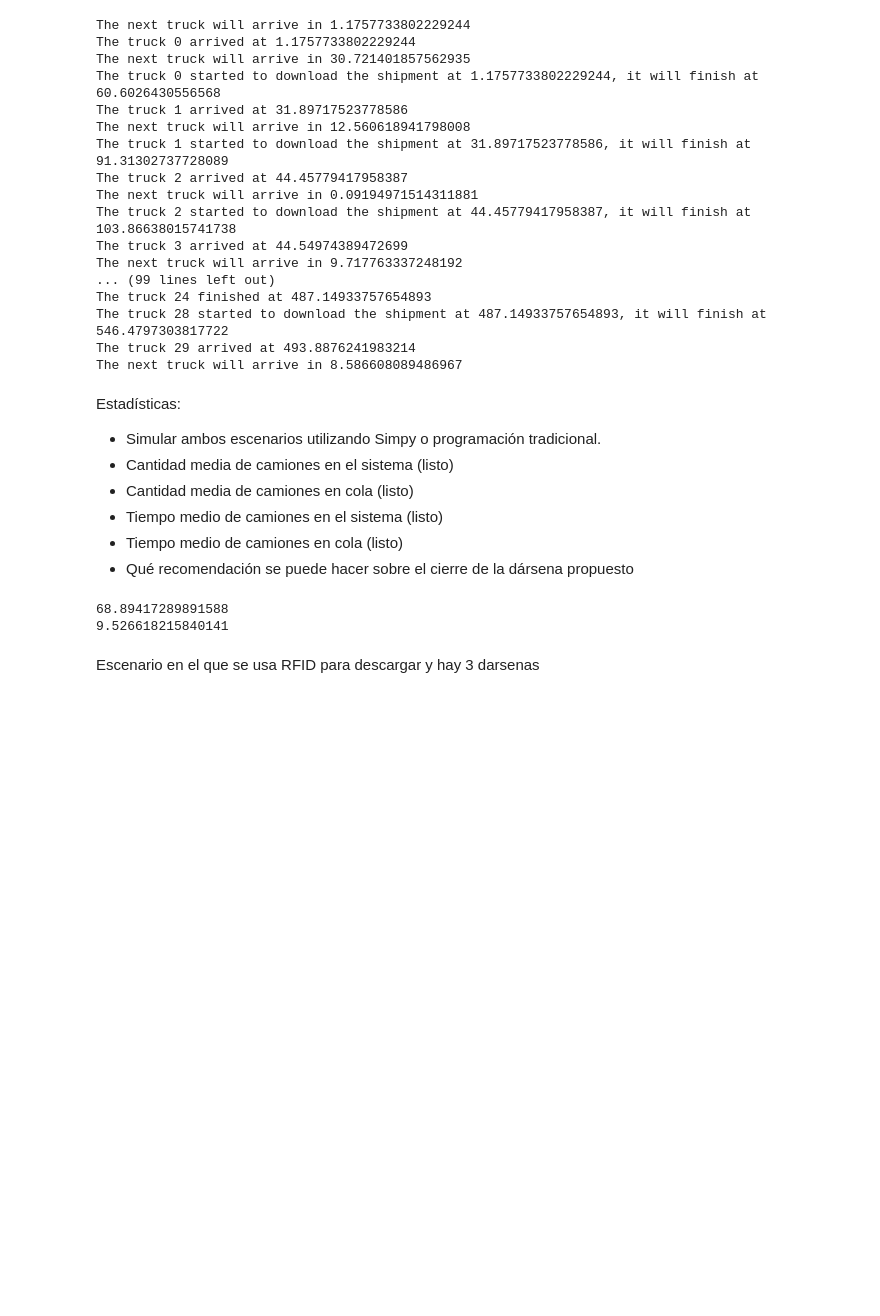
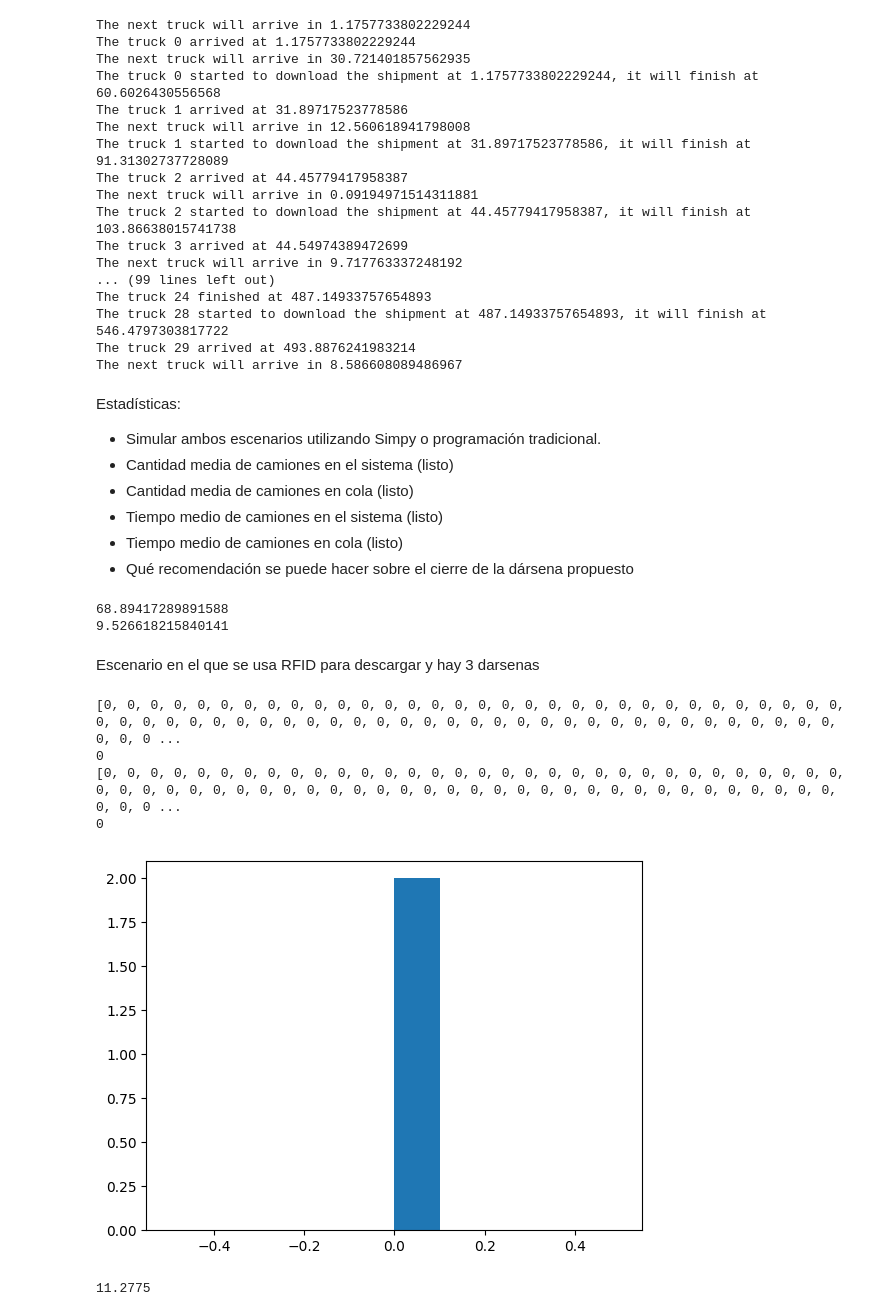
Before and after one commit to Rivejjj/Los-Simuladores, a Jupyter notebook: tp2.ipynb, the cells around one changed output. Cells and saved outputs as stored; diff of their text form; code cells hidden in the pictures; blank space fills up the shorter version.

```diff
--- a/tp2.ipynb
+++ b/tp2.ipynb
@@ -381,29 +381,31 @@ class Truck:
 
 
     def download_shipment(self, distribution_center, type):
-        exp_generator = Exp_generator(int(env.now), 1/5)
         if type == 'barcode':
             exp_generator = Exp_generator(int(env.now), 1/30)
+        else:
+            exp_generator = Exp_generator(int(env.now), 1/25)
 
         n1 = exp_generator.rand() # TO-DO: Ver porq nuestro generados los primeros numero son chiquitos
         n2 = exp_generator.rand()
+
         with distribution_center.request() as req:
             yield req
             self.download_shipment_time = env.now
             time_to_download = exp_generator.rand()
-            print(f'The truck {self.id} started to download the shipment at {env.now}, it will finish at {env.now + time_to_download}')
+            #print(f'The truck {self.id} started to download the shipment at {env.now}, it will finish at {env.now + time_to_download}')
             yield env.timeout(time_to_download)
         self.finish_time = env.now
-        print(f'The truck {self.id} finished at {env.now}')
+        #print(f'The truck {self.id} finished at {env.now}')
 
 
 def truck_generator(env, distribution_center, seed, trucks, type):
     exp_generator = Exp_generator(seed, 1/12)
     for i in itertools.count():
         time_for_next_truck = exp_generator.rand()
-        print(f'The next truck will arrive in {time_for_next_truck}')
+        #print(f'The next truck will arrive in {time_for_next_truck}')
         yield env.timeout(time_for_next_truck)
-        print(f'The truck {i} arrived at {env.now}')
+        #print(f'The truck {i} arrived at {env.now}')
         truck = Truck(env, i, env.now)
         env.process(truck.download_shipment(distribution_center, type))
         trucks.append(truck)
@@ -476,13 +478,3 @@ print(mean(trucks_buffer_time))
 9.526618215840141
 # %% [markdown]
 Escenario en el que se usa RFID para descargar y hay 3 darsenas
-# %%
-random.seed(22)
-
-env = simpy.Environment()
-distribution_center = simpy.Resource(env, 3)
-
-trucks = []
-env.process(truck_generator(env, distribution_center, int(time.time()), trucks, 'rfid'))
-
-env.run(500)
@@ -488,0 +540,34 @@ env.run(500)
+# %%
+l = rfid_analysis()
+# %% [output]
+[0, 0, 0, 0, 0, 0, 0, 0, 0, 0, 0, 0, 0, 0, 0, 0, 0, 0, 0, 0, 0, 0, 0, 0, 0, 0, 0, 0, 0, 0, 0, 0, 0, 0, 0, 0, 0, 0, 0, 0, 0, 0, 0, 0, 0, 0, 0, 0, 0, 0, 0, 0, 0, 0, 0, 0, 0, 0, 0, 0, 0, 0, 0, 0, 0, 0, 0 ...
+0
+[0, 0, 0, 0, 0, 0, 0, 0, 0, 0, 0, 0, 0, 0, 0, 0, 0, 0, 0, 0, 0, 0, 0, 0, 0, 0, 0, 0, 0, 0, 0, 0, 0, 0, 0, 0, 0, 0, 0, 0, 0, 0, 0, 0, 0, 0, 0, 0, 0, 0, 0, 0, 0, 0, 0, 0, 0, 0, 0, 0, 0, 0, 0, 0, 0, 0, 0 ...
+0
+[figure, added]
+# %%
+random.seed(22)
+
+env = simpy.Environment()
+distribution_center = simpy.Resource(env, 4)
+
+trucks = []
+env.process(truck_generator(env, distribution_center, int(time.time()), trucks, 'rfid'))
+
+env.run(2000)
+
+
+buffer_quantity = []
+for second in range(2000):
+    trucks_in_buffer = 0
+    for truck in trucks:
+        if not all([truck.download_shipment_time,truck.finish_time]):
+            # If the truck neever got out of the buffer or system before the simulation ended, their times cannot be taken into account.
+            continue
+        if truck.arrival_time < second < truck.download_shipment_time:
+            trucks_in_buffer += 1
+    buffer_quantity.append(trucks_in_buffer)
+
+mean(buffer_quantity)
+# %% [output]
+11.2775
```
Also changed, not shown: parts of 2 cells of this notebook.
